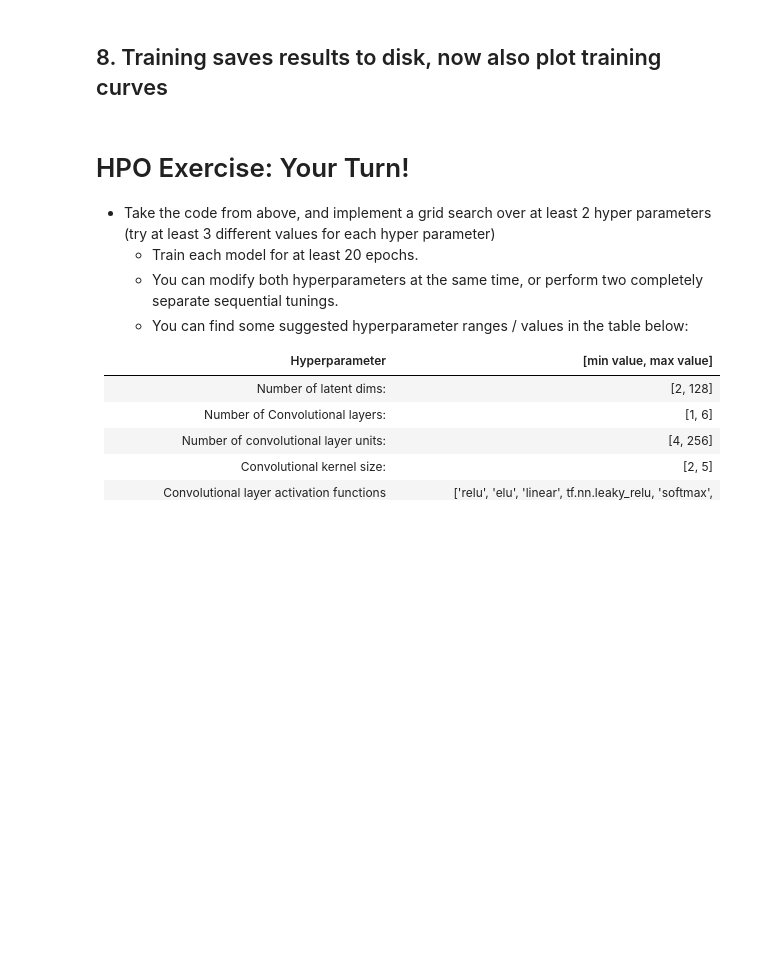
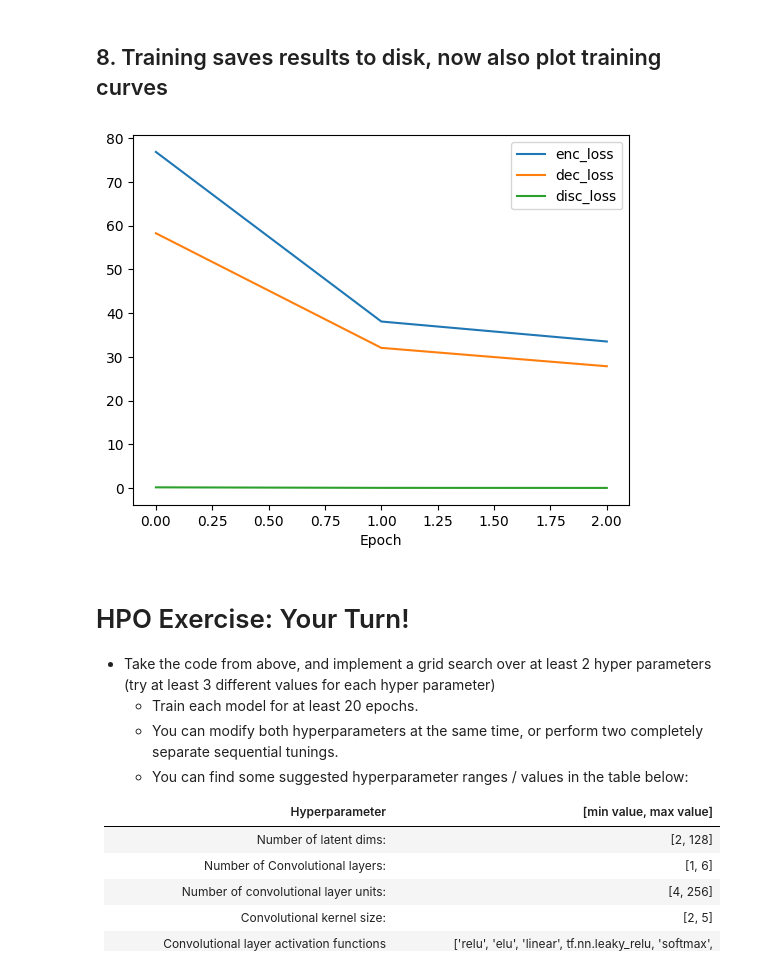
Before and after one commit to UTSW-Software-Engineering-Course-2025/Module_2_VMullapudi, a Jupyter notebook: 04_ExerciseCodeAndInstructions/HPO/hpo_mnist.ipynb, the cells around one changed output. Drawn from its saved outputs; the diff is of its cells as text; code cells hidden in the pictures; blank space fills up the shorter version.

```diff
--- a/04_ExerciseCodeAndInstructions/HPO/hpo_mnist.ipynb
+++ b/04_ExerciseCodeAndInstructions/HPO/hpo_mnist.ipynb
@@ -266,7 +274,7 @@ I0000 00:00:1748623568.740717   17846 cuda_dnn.cc:529] Loaded cuDNN version 9030
 # its __init__ constructor, so we don't need to do that here.
 
 model.compile(
-    optimizer=tf.keras.optimizers.legacy.Adam(learning_rate=hpo_params["learning_rate"])
+    optimizer=tf.keras.optimizers.Adam(learning_rate=hpo_params["learning_rate"])
 )
 
 # Instantiate our custom callback to save a few example reconstructions and
@@ -307,21 +328,28 @@ logs = model.fit(
 # %%
 # Plot the training curves, which are stored in logs.history as a dict. Keys of
 # this dict are the metric names, while the corresponding values are arrays.
 fig, ax = plt.subplots()
 
 for loss_name in ["enc_loss", "dec_loss", "disc_loss", "gen_loss"]:
     if loss_name in logs.history.keys():
         loss_values = logs.history[loss_name]
         x = np.arange(len(loss_values))
         ax.plot(x, loss_values, label=loss_name)
 
 ax.legend()
 ax.set_xlabel("Epoch")
 fig.savefig(os.path.join(output_dir, "training_curves.png"), transparent=False)
 # fig.show()
 
 # Save the model
-model.save(os.path.join(output_dir, model_name))
+model.save(
+    os.path.join(
+        output_dir,
+        model_name + ".keras",
+    )
+)
+# %% [output]
+[figure, added]
 # %% [markdown]
 # HPO Exercise: Your Turn!
 - Take the code from above, and implement a grid search over at least 2 hyper parameters (try at least 3 different values for each hyper parameter)
```
Also changed, not shown: parts of 8 cells of this notebook, 1 other file.
